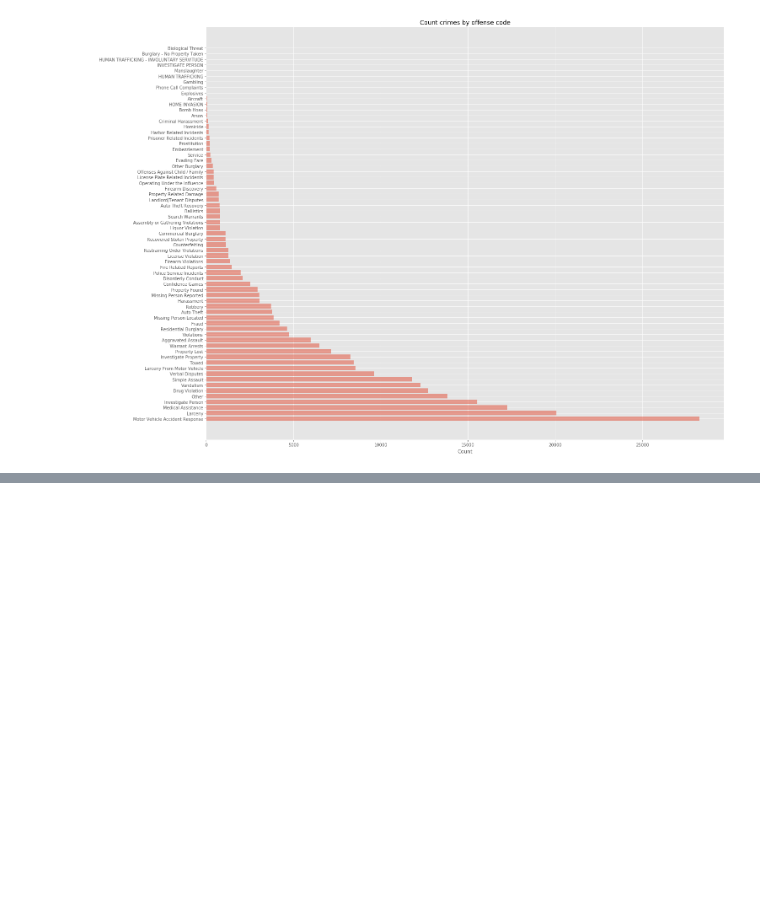
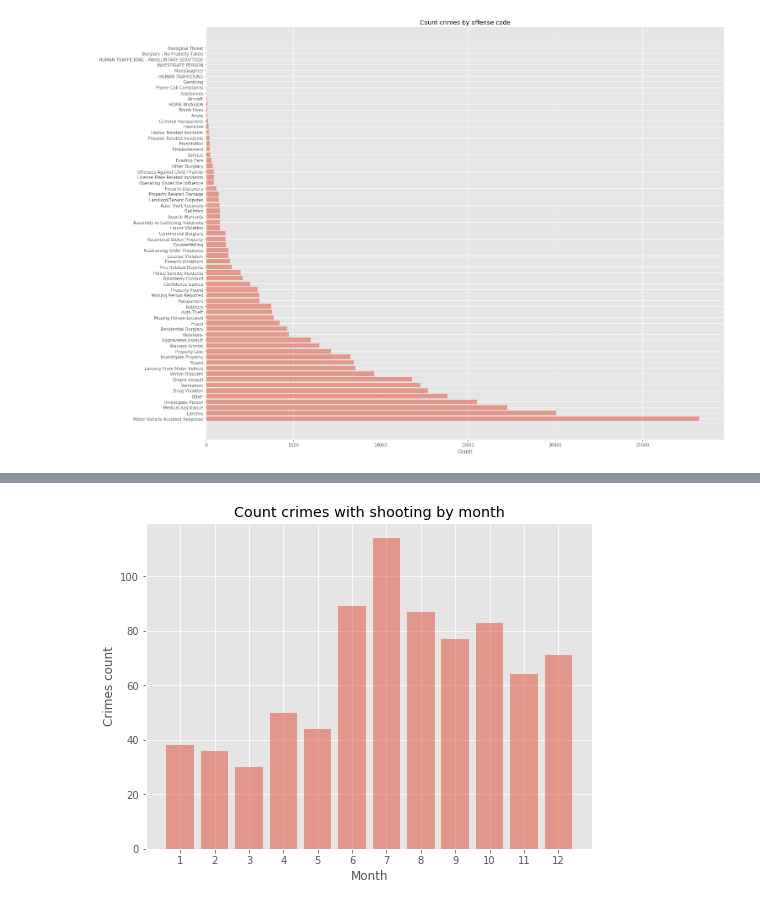
Before and after one commit to bintoll/VA-Lab-project, a Jupyter notebook: Untitled.ipynb, the cells around one changed output, grey strips where cells are left out. Drawn from its saved outputs; the diff is of its cells as text; code cells hidden in the pictures; blank space fills up the shorter version.

```diff
--- a/Untitled.ipynb
+++ b/Untitled.ipynb
@@ -433,0 +468,22 @@ TypeError: text() takes at least 3 arguments (2 given)
+# %%
+###### group data by YEAR and count crimes
+count_by_month_shooting = crime_only_shoots.copy()
+count_by_month_shooting['count'] = 0
+
+count_by_month_shooting = count_by_month_shooting.groupby('MONTH').agg(['count']).loc[:,['count']]
+count_by_month_shooting = count_by_month_shooting.rename(columns={'count':'count'}).reset_index()
+count_by_month_shooting.columns = count_by_month_shooting.columns.droplevel(1)
+count_by_month_shooting = count_by_month_shooting.sort_values(['MONTH'], ascending=True)
+
+objects = count_by_month_shooting['MONTH']
+y_pos = np.arange(len(objects))
+count = count_by_month_shooting['count']
+ind = np.arange(len(objects))
+
+plt.bar(y_pos, count, tick_label=count_by_year['MONTH'], align='center', alpha=0.5)
+plt.xlabel('Month')
+plt.ylabel('Crimes count')
+plt.title('Count crimes with shooting by month')
+plt.show()
+# %% [output]
+[figure, added]
```
Also changed, not shown: parts of 11 cells of this notebook.
